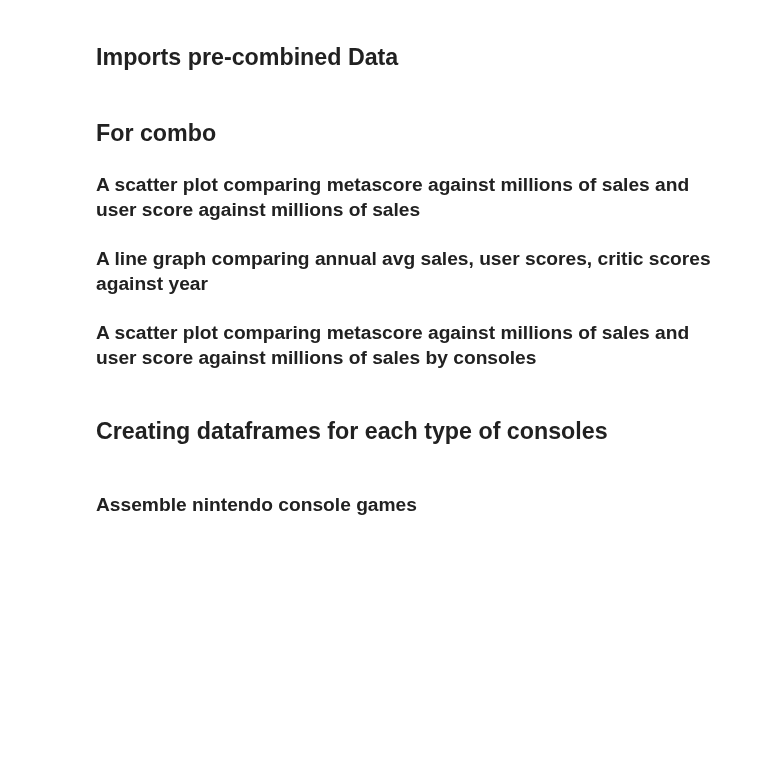
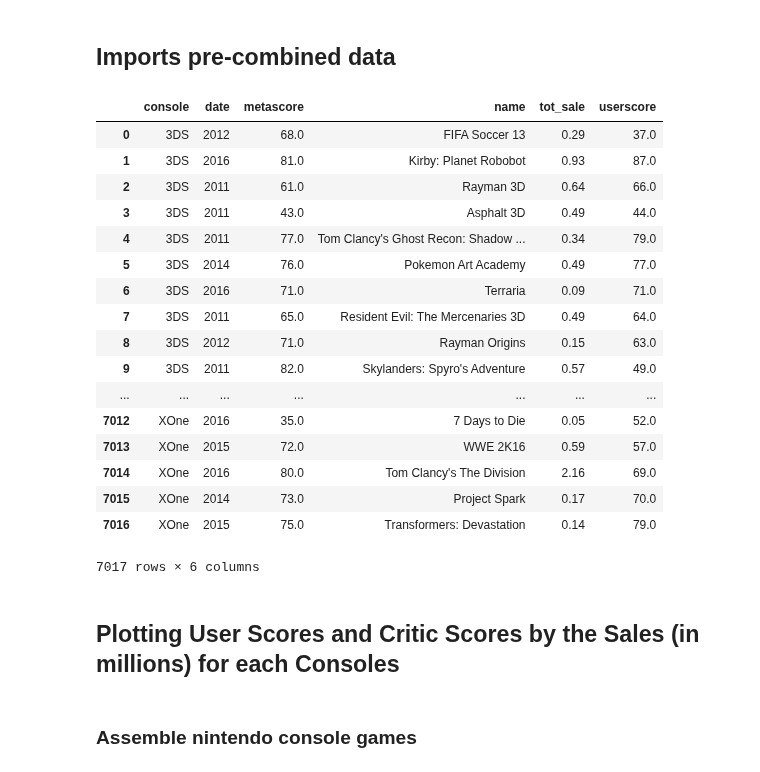
Before and after one commit to mell0611/data_science_project, a Jupyter notebook: data_analysis.ipynb, the cells around one changed output. Saved outputs shown, nothing was run; the diff lists cells and outputs as text; code cells hidden in the pictures; blank space fills up the shorter version.

```diff
--- a/data_analysis.ipynb
+++ b/data_analysis.ipynb
@@ -3,19 +3,35 @@ import numpy as np
 import pandas as pd
 import matplotlib.pyplot as plt
 # %% [markdown]
-## Imports pre-combined Data
+## Imports pre-combined data
 # %%
 combo = pd.read_csv("fin_combo.csv") # combo : merge dataset 1 2 and 3
 # %%
 # drops "Unnamed: 0" column for combo
 combo = combo.drop('Unnamed: 0',axis = 1)
-# %% [markdown]
-## For combo
-### A scatter plot comparing metascore against millions of sales and user score against millions of sales
-### A line graph comparing annual avg sales, user scores, critic scores against year
-### A scatter plot comparing metascore against millions of sales and user score against millions of sales by consoles
-# %% [markdown]
-## Creating dataframes for each type of consoles
+# %%
+combo
+# %% [output]
+|  | console | date | metascore | name | tot_sale | userscore |
+| 0 | 3DS | 2012 | 68.0 | FIFA Soccer 13 | 0.29 | 37.0 |
+| 1 | 3DS | 2016 | 81.0 | Kirby: Planet Robobot | 0.93 | 87.0 |
+| 2 | 3DS | 2011 | 61.0 | Rayman 3D | 0.64 | 66.0 |
+| 3 | 3DS | 2011 | 43.0 | Asphalt 3D | 0.49 | 44.0 |
+| 4 | 3DS | 2011 | 77.0 | Tom Clancy's Ghost Recon: Shadow ... | 0.34 | 79.0 |
+| 5 | 3DS | 2014 | 76.0 | Pokemon Art Academy | 0.49 | 77.0 |
+| 6 | 3DS | 2016 | 71.0 | Terraria | 0.09 | 71.0 |
+| 7 | 3DS | 2011 | 65.0 | Resident Evil: The Mercenaries 3D | 0.49 | 64.0 |
+| 8 | 3DS | 2012 | 71.0 | Rayman Origins | 0.15 | 63.0 |
+| 9 | 3DS | 2011 | 82.0 | Skylanders: Spyro's Adventure | 0.57 | 49.0 |
+| ... | ... | ... | ... | ... | ... | ... |
+| 7012 | XOne | 2016 | 35.0 | 7 Days to Die | 0.05 | 52.0 |
+| 7013 | XOne | 2015 | 72.0 | WWE 2K16 | 0.59 | 57.0 |
+| 7014 | XOne | 2016 | 80.0 | Tom Clancy's The Division | 2.16 | 69.0 |
+| 7015 | XOne | 2014 | 73.0 | Project Spark | 0.17 | 70.0 |
+| 7016 | XOne | 2015 | 75.0 | Transformers: Devastation | 0.14 | 79.0 |
+7017 rows × 6 columns
+# %% [markdown]
+## Plotting User Scores and Critic Scores by the Sales (in millions) for each Consoles
 # %%
 # Split combo into smaller dataframes according to the console and store them in a list "grouped"
 grouped = combo.groupby('console')
```
Also changed, not shown: parts of 7 cells of this notebook.
